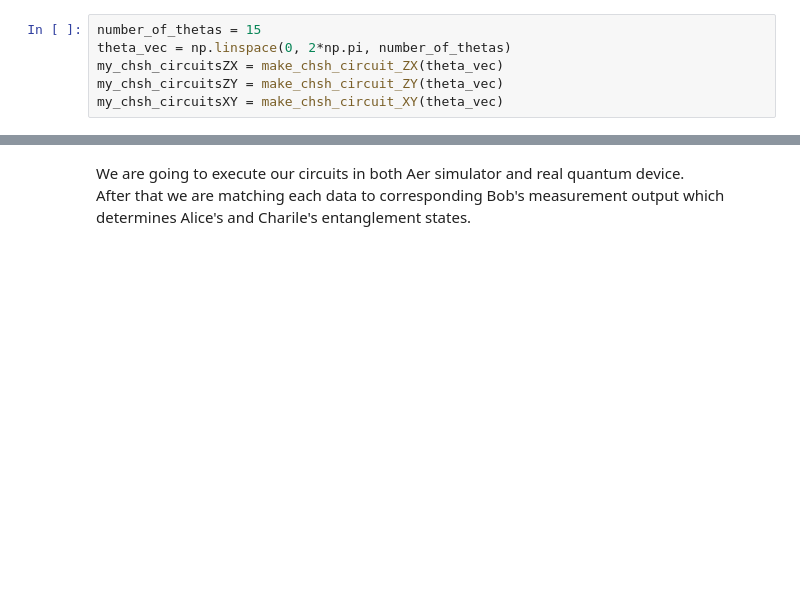
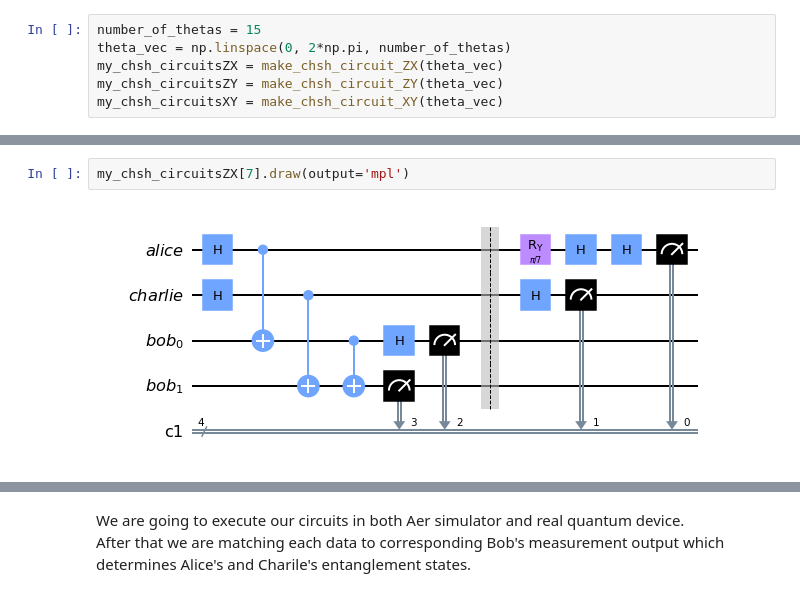
Before and after one commit to Siheon-Park/test-bell-ineq, a Jupyter notebook: Entanglement_Swapping_CHSH_3_with_2_graphs.ipynb, the cells around one changed output, grey strips where cells are left out. Saved outputs shown, nothing was run; the diff lists cells and outputs as text; blank space fills up the shorter version.

```diff
--- a/Entanglement_Swapping_CHSH_3_with_2_graphs.ipynb
+++ b/Entanglement_Swapping_CHSH_3_with_2_graphs.ipynb
@@ -235,0 +250,4 @@ my_chsh_circuitsXY = make_chsh_circuit_XY(theta_vec)
+# %%
+my_chsh_circuitsZX[7].draw(output='mpl')
+# %% [output]
+[figure, added]
```
Also changed, not shown: parts of 12 cells of this notebook.
